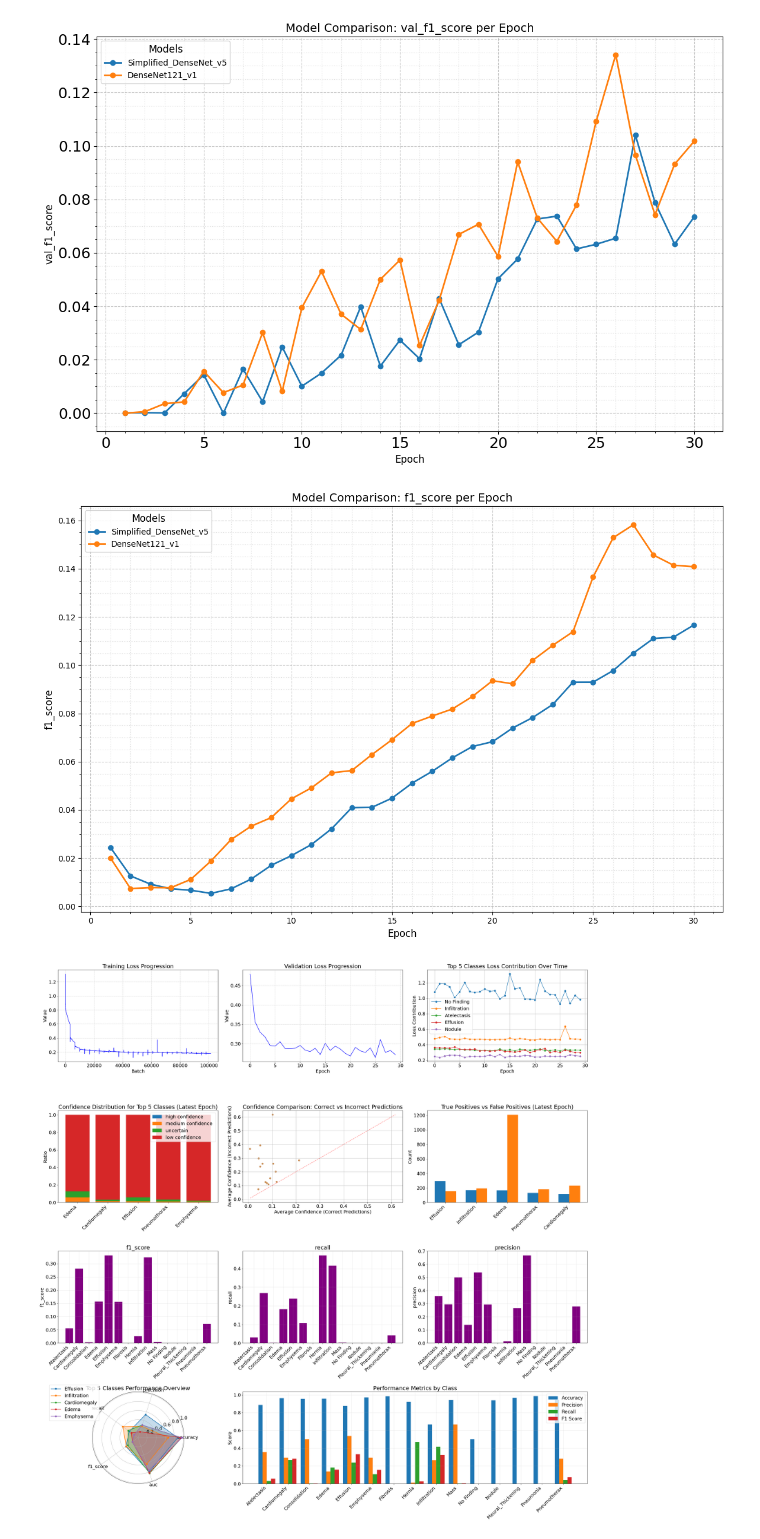
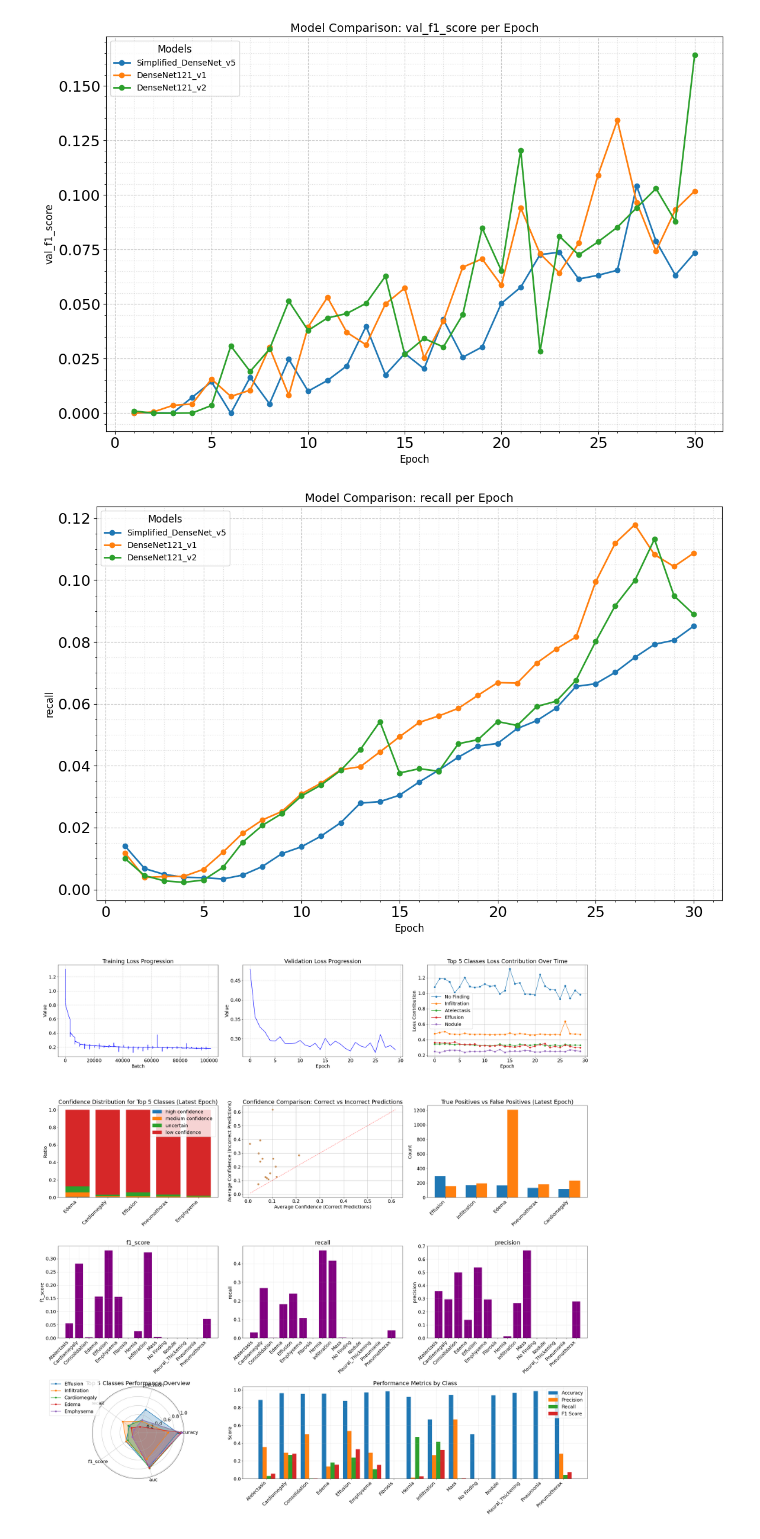
Before and after one commit to Argonus/codebook, a Jupyter notebook: studies/bachelor-thesis/notebooks/DenseNet121.ipynb, the cells around one changed output. Drawn from its saved outputs; the diff is of its cells as text; code cells hidden in the pictures.

Commit message:
[BT] Finish DenseNet121 v2

```diff
--- a/studies/bachelor-thesis/notebooks/DenseNet121.ipynb
+++ b/studies/bachelor-thesis/notebooks/DenseNet121.ipynb
@@ -4,15 +4,15 @@ from src.visualization.metrics_visualization import plot_metric_comparison
 from src.visualization.model_visualization import plot_combined_analysis
 # %%
 # Models Comparision
-model_names = ['Simplified_DenseNet_v5', 'DenseNet121_v1']
+model_names = ['Simplified_DenseNet_v5', 'DenseNet121_v1', 'DenseNet121_v2', 'DenseNet121_v3']
 plot_metric_comparison(MODELS_PATH, model_names, 'val_metrics.csv', 'val_f1_score')
 # %% [output]
-[figure, old version]
+[figure, new version]
 # %%
-model_names = ['Simplified_DenseNet_v5', 'DenseNet121_v1']
-plot_metric_comparison(MODELS_PATH, model_names, 'train_metrics.csv', 'f1_score')
+model_names = ['Simplified_DenseNet_v5', 'DenseNet121_v1', 'DenseNet121_v2']
+plot_metric_comparison(MODELS_PATH, model_names, 'train_metrics.csv', 'recall')
 # %% [output]
-[figure, old version]
+[figure, new version]
 # %%
 plot_combined_analysis(MODELS_PATH, 'Simplified_DenseNet_v5')
 # %% [output]
```
Also changed, not shown: parts of 2 cells of this notebook, 10 other files.
